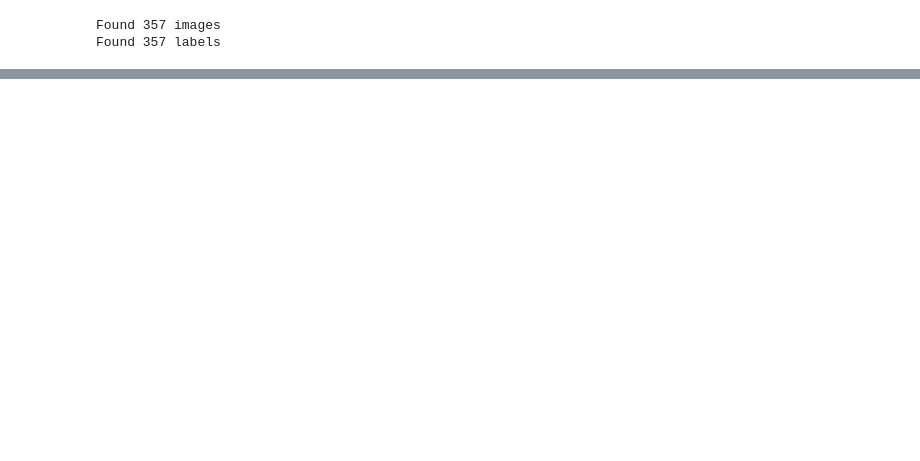
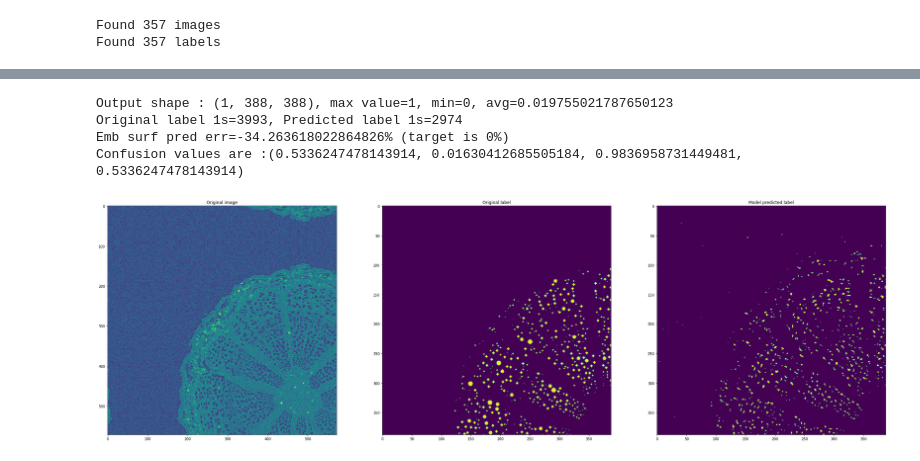
Before and after one commit to theophanemayaud/EPFL-ML-for-science-embolism-detection, a Jupyter notebook: th_UNet rewrites/th_u_net_ref_for_tests.ipynb, the cells around one changed output, grey strips where cells are left out. Drawn from its saved outputs; the diff is of its cells as text; code cells hidden in the pictures; blank space fills up the shorter version.

```diff
--- a/th_UNet rewrites/th_u_net_ref_for_tests.ipynb
+++ b/th_UNet rewrites/th_u_net_ref_for_tests.ipynb
@@ -20,6 +29,7 @@ import time
 # %%
 #Local github project specifics
-imgs_names = glob.glob( '/Users/theophanemayaud/Dev/EPFL MA1/Machine Learning/cs-433-project-2-ml_fools/th_analysedimages/*.tif')
-labels_names = glob.glob('/Users/theophanemayaud/Dev/EPFL MA1/Machine Learning/cs-433-project-2-ml_fools/th_csv_labels/png_masks_emb/*.png')
-!cp "/Users/theophanemayaud/Dev/EPFL MA1/Machine Learning/cs-433-project-2-ml_fools/helpers.py" .
+if env == "local":
+    imgs_names = glob.glob( '/Users/theophanemayaud/Dev/EPFL MA1/Machine Learning/cs-433-project-2-ml_fools/th_analysedimages/*.tif')
+    labels_names = glob.glob('/Users/theophanemayaud/Dev/EPFL MA1/Machine Learning/cs-433-project-2-ml_fools/th_csv_labels/png_masks_emb/*.png')
+    !cp "/Users/theophanemayaud/Dev/EPFL MA1/Machine Learning/cs-433-project-2-ml_fools/helpers.py" .
 # %%
@@ -214,0 +213,13 @@ train_model(model, imgs_names, labels_names, criterion, optimizer, device, num_e
+# %%
+# Actually training the model
+if train_or_load == "train" :
+    learning_rate = 10e-4
+    num_epochs=20
+    model = UNet().to(device)
+    criterion = torch.nn.CrossEntropyLoss()
+    optimizer = torch.optim.Adam(model.parameters(), lr=learning_rate)
+    train_model(model, imgs_names[:1], labels_names[:1], criterion, optimizer, device, num_epochs,
+                disp_every_x_epoch = 10,
+                disp_every_x_img = 100,
+                max_seg_to_disp = 100, # NB 1 (and not 0) means the first segment is displayed
+                disp_every_x_seg = 1)
@@ -215,13 +268,48 @@ train_model(model, imgs_names, labels_names, criterion, optimizer, device, num_e
 # %%
-# Test prediction
-img_nb = 100
-test_seg_i = 0
-test_img = cv.imread(imgs_names[img_nb], cv.IMREAD_UNCHANGED)
-test_label = png_to_mask(cv.imread(labels_names[img_nb], cv.IMREAD_UNCHANGED))
-test_image_segments, test_label_segments = segment_dataset([test_img], [test_label])
-test_img_seg = torch.tensor(test_image_segments[test_seg_i, :, :], requires_grad=True).view(1, 1, 572, 572).to(device).float()
-test_label_seg = torch.tensor(test_label_segments[test_seg_i, :, :].astype(float)).view(1, 1, 388, 388).to(device).float()
+# Test a prediction
+def make_prediction(model, test_img_pathname, test_label_pathname, test_seg_nb=0):
+    test_img = cv.imread(test_img_pathname, cv.IMREAD_UNCHANGED)
+    test_label = png_to_mask(cv.imread(test_label_pathname, cv.IMREAD_UNCHANGED))
+    test_image_segments, test_label_segments = segment_dataset([test_img], [test_label])
+    test_img_seg = torch.tensor(test_image_segments[test_seg_nb, :, :], requires_grad=True).view(1, 1, 572, 572).to(device).float()
+    test_label_seg = torch.tensor(test_label_segments[test_seg_nb, :, :].astype(float)).view(1, 388, 388).to(device).long()
 
-model.eval()
-test_pred = model(test_img_seg)
-y_test = torch.argmax(test_pred, dim=1).cpu().detach().numpy()
+    model.eval()
+    test_pred = model(test_img_seg)
+    test_pred = torch.argmax(test_pred, dim=1).cpu().detach().numpy()
+
+    # Show predictions
+    print(f"Output shape : {test_pred.shape}, max value={test_pred[0, :, :].max()}, min={test_pred[0, :, :].min()}, avg={test_pred.mean()}")
+
+    _ , axs = plt.subplots(ncols=3, figsize=(40, 40))
+
+    axs[0].set_title("Original image")
+    test_img_seg = test_img_seg.cpu().detach().numpy()[0,0,:,:]
+    axs[0].imshow(test_img_seg)
+
+    axs[1].set_title("Original label")
+    test_label_seg = test_label_seg.cpu().detach().numpy()[0,:,:]
+    axs[1].imshow(test_label_seg)
+
+    axs[2].set_title("Model predicted label")
+    test_pred = test_pred[0, :, :]
+    axs[2].imshow(test_pred)
+
+    test_label_seg = test_label_seg.astype(int)
+
+    emb_surf_pred_error = compute_emb_surf_pred_error(test_label_seg, test_pred, print_values=True)
+    print(f"Emb surf pred err={emb_surf_pred_error}% (target is 0%)")
+    print(f"Confusion values are :{confusion(test_label_seg, test_pred, data_type='numpy')}")
+
+    plt.show()
+    return
+
+test_img_nb = 0
+test_seg_nb = 0
+make_prediction(model, imgs_names[test_img_nb], labels_names[test_img_nb], test_seg_nb)
+# %% [output]
+Output shape : (1, 388, 388), max value=1, min=0, avg=0.019755021787650123
+Original label 1s=3993, Predicted label 1s=2974
+Emb surf pred err=-34.263618022864826% (target is 0%)
+Confusion values are :(0.5336247478143914, 0.01630412685505184, 0.9836958731449481, 0.5336247478143914)
+[figure, added]
```
Also changed, not shown: parts of 16 cells of this notebook.
